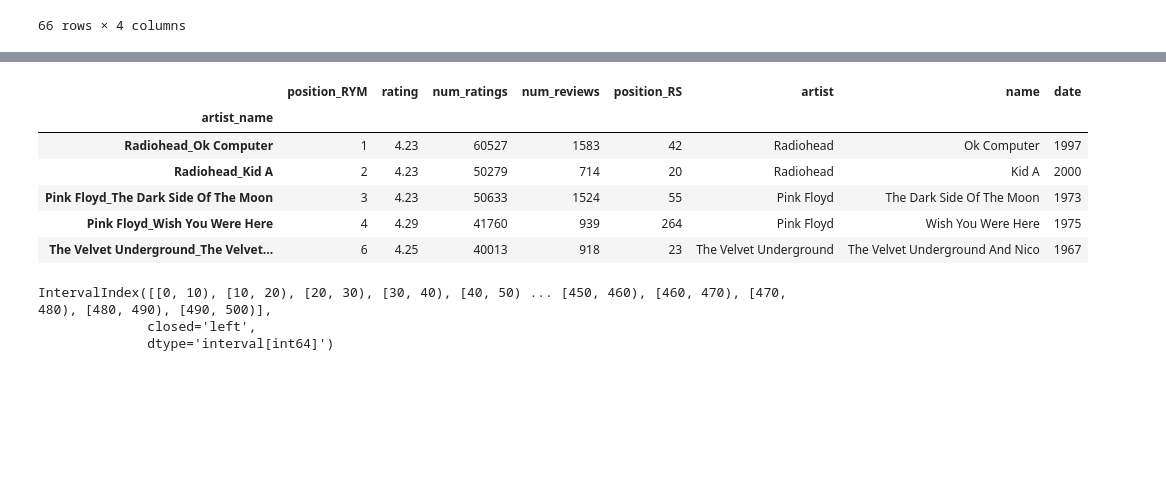
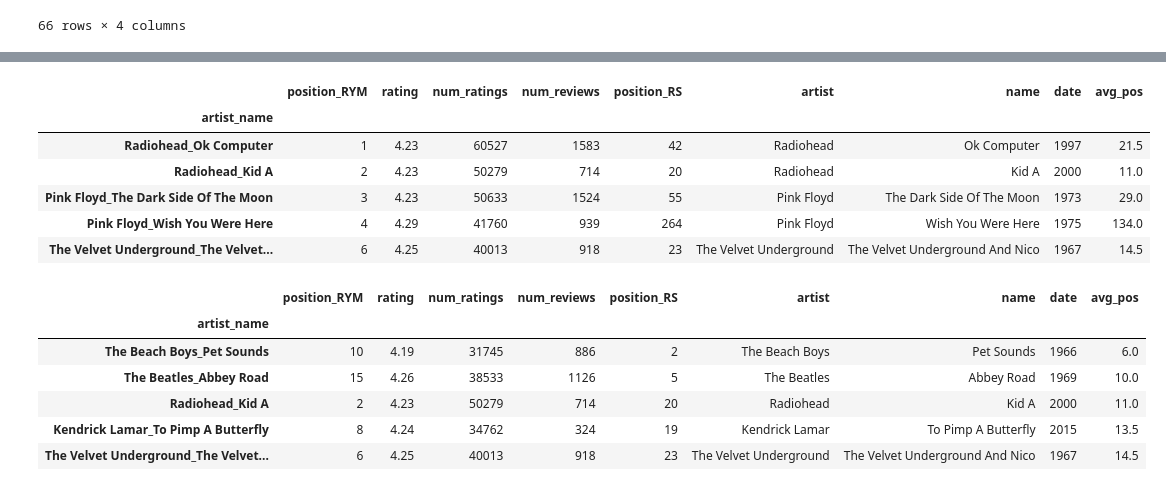
Before and after one commit to gibsramen/rym_vs_rolling_stones_top_500, a Jupyter notebook: notebooks/plot.ipynb, the cells around one changed output, grey strips where cells are left out. Drawn from its saved outputs; the diff is of its cells as text; code cells hidden in the pictures; blank space fills up the shorter version.

```diff
--- a/notebooks/plot.ipynb
+++ b/notebooks/plot.ipynb
@@ -285,30 +248,35 @@ album_match_dict
 # %%
 rank_df = rym_top_500.copy()
 rank_df["artist_name"] = ["_".join(x[["artist", "name"]].tolist()) for i, x in rank_df.iterrows()]
 rank_df = rank_df[rank_df["artist_name"].isin(["_".join(x) for x in final_both_album_set])]
 rank_df = rank_df.reset_index()
 rank_df = rank_df.set_index("artist_name", drop=False)
 rank_df = rank_df[["position", "rating", "num_ratings", "num_reviews"]]
 
 _df2 = rs_top_500.copy()
 _df2["artist_name"] = ["_".join(x[["artist", "name"]].tolist()) for i, x in _df2.iterrows()]
 _df2 = _df2.replace(album_match_dict)
 _df2 = _df2[_df2["artist_name"].isin(["_".join(x) for x in final_both_album_set])]
 _df2 = _df2.reset_index()
 
 rank_df = rank_df.join(_df2.set_index("artist_name"), how="inner", lsuffix="_RYM", rsuffix="_RS")
+rank_df["avg_pos"] = (rank_df["position_RYM"] + rank_df["position_RS"])/2
 rank_df.head()
 # %% [output]
-|  | position_RYM | rating | num_ratings | num_reviews | position_RS | artist | name | date |
-| artist_name |  |  |  |  |  |  |  |  |
-| Radiohead_Ok Computer | 1 | 4.23 | 60527 | 1583 | 42 | Radiohead | Ok Computer | 1997 |
-| Radiohead_Kid A | 2 | 4.23 | 50279 | 714 | 20 | Radiohead | Kid A | 2000 |
-| Pink Floyd_The Dark Side Of The Moon | 3 | 4.23 | 50633 | 1524 | 55 | Pink Floyd | The Dark Side Of The Moon | 1973 |
-| Pink Floyd_Wish You Were Here | 4 | 4.29 | 41760 | 939 | 264 | Pink Floyd | Wish You Were Here | 1975 |
-| The Velvet Underground_The Velvet... | 6 | 4.25 | 40013 | 918 | 23 | The Velvet Underground | The Velvet Underground And Nico | 1967 |
+|  | position_RYM | rating | num_ratings | num_reviews | position_RS | artist | name | date | avg_pos |
+| artist_name |  |  |  |  |  |  |  |  |  |
+| Radiohead_Ok Computer | 1 | 4.23 | 60527 | 1583 | 42 | Radiohead | Ok Computer | 1997 | 21.5 |
+| Radiohead_Kid A | 2 | 4.23 | 50279 | 714 | 20 | Radiohead | Kid A | 2000 | 11.0 |
+| Pink Floyd_The Dark Side Of The Moon | 3 | 4.23 | 50633 | 1524 | 55 | Pink Floyd | The Dark Side Of The Moon | 1973 | 29.0 |
+| Pink Floyd_Wish You Were Here | 4 | 4.29 | 41760 | 939 | 264 | Pink Floyd | Wish You Were Here | 1975 | 134.0 |
+| The Velvet Underground_The Velvet... | 6 | 4.25 | 40013 | 918 | 23 | The Velvet Underground | The Velvet Underground And Nico | 1967 | 14.5 |
-# %%
-pd.interval_range(start=0, freq=10, end=500, closed='left')
-# %% [output]
-IntervalIndex([[0, 10), [10, 20), [20, 30), [30, 40), [40, 50) ... [450, 460), [460, 470), [470, 480), [480, 490), [490, 500)],
-              closed='left',
-              dtype='interval[int64]')
+# %%
+rank_df.sort_values(by=["avg_pos"], ascending=True).head()
+# %% [output]
+|  | position_RYM | rating | num_ratings | num_reviews | position_RS | artist | name | date | avg_pos |
+| artist_name |  |  |  |  |  |  |  |  |  |
+| The Beach Boys_Pet Sounds | 10 | 4.19 | 31745 | 886 | 2 | The Beach Boys | Pet Sounds | 1966 | 6.0 |
+| The Beatles_Abbey Road | 15 | 4.26 | 38533 | 1126 | 5 | The Beatles | Abbey Road | 1969 | 10.0 |
+| Radiohead_Kid A | 2 | 4.23 | 50279 | 714 | 20 | Radiohead | Kid A | 2000 | 11.0 |
+| Kendrick Lamar_To Pimp A Butterfly | 8 | 4.24 | 34762 | 324 | 19 | Kendrick Lamar | To Pimp A Butterfly | 2015 | 13.5 |
+| The Velvet Underground_The Velvet... | 6 | 4.25 | 40013 | 918 | 23 | The Velvet Underground | The Velvet Underground And Nico | 1967 | 14.5 |
```
Also changed, not shown: parts of 16 cells of this notebook, 3 other files.
